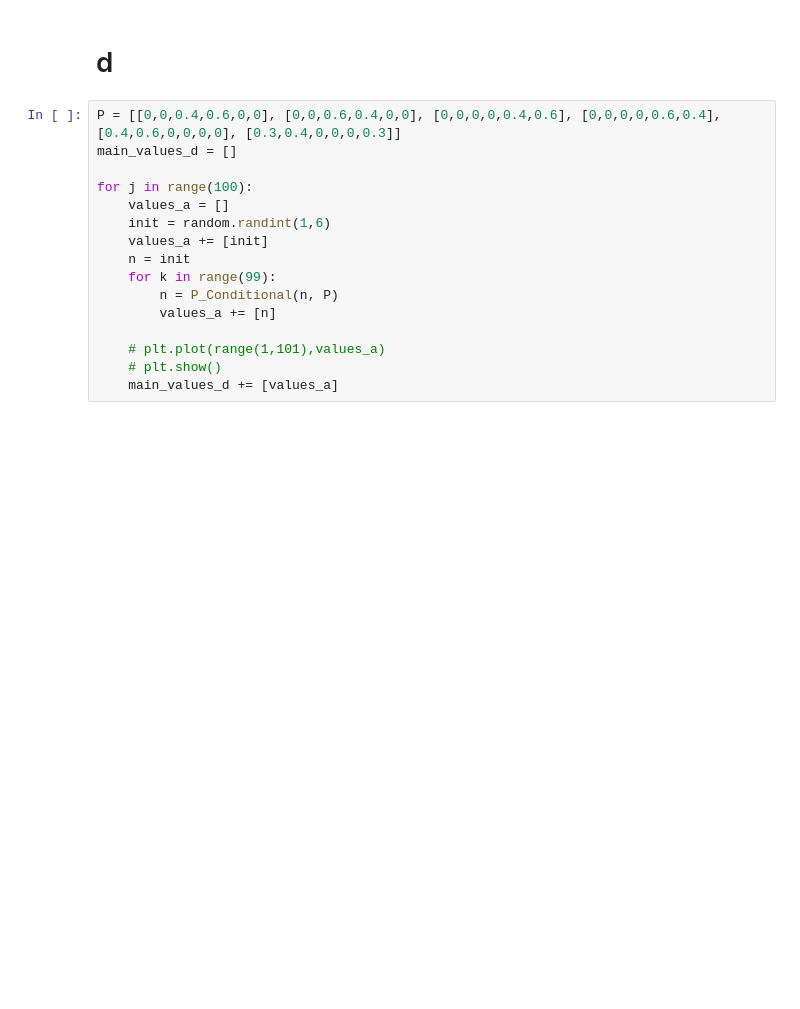
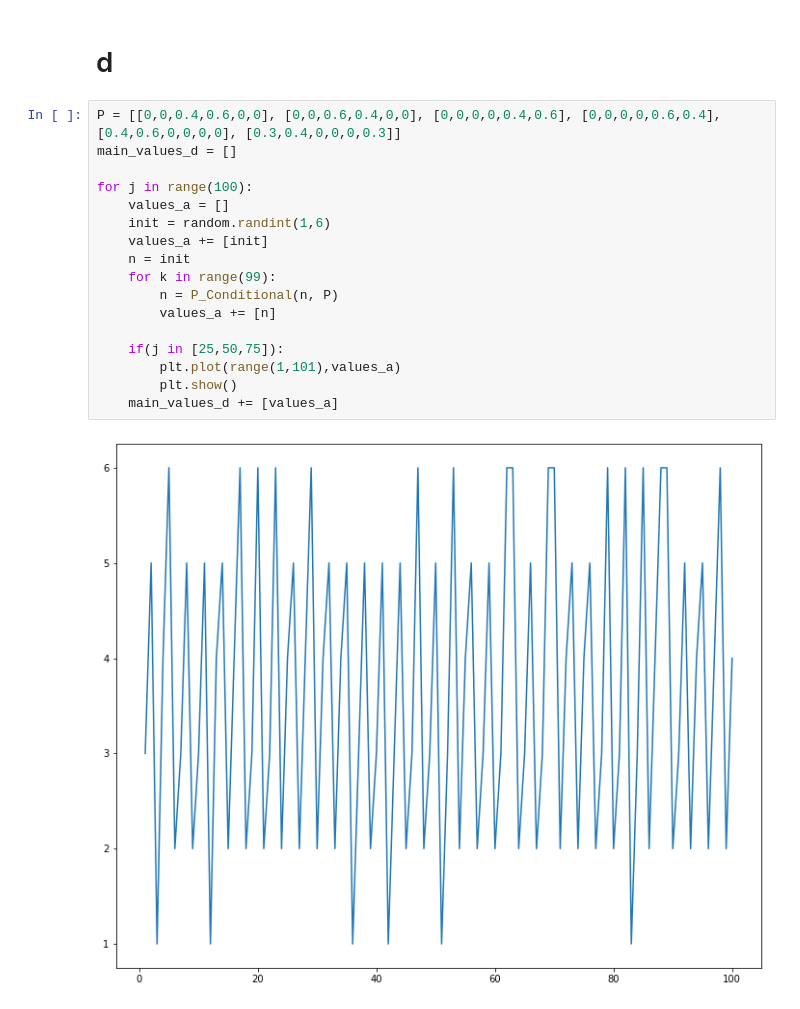
Before and after one commit to rohankalbag/EE325-Assignments, a Jupyter notebook: Assignment 4/Q4.ipynb, the cells around one changed output. Drawn from its saved outputs; the diff is of its cells as text; blank space fills up the shorter version.

```diff
--- a/Assignment 4/Q4.ipynb
+++ b/Assignment 4/Q4.ipynb
@@ -145,16 +160,19 @@ Time Average
 # %%
 P = [[0,0,0.4,0.6,0,0], [0,0,0.6,0.4,0,0], [0,0,0,0,0.4,0.6], [0,0,0,0,0.6,0.4], [0.4,0.6,0,0,0,0], [0.3,0.4,0,0,0,0.3]]
 main_values_d = []
 
 for j in range(100):
     values_a = []
     init = random.randint(1,6)
     values_a += [init]
     n = init
     for k in range(99):
         n = P_Conditional(n, P)
         values_a += [n]
 
-    # plt.plot(range(1,101),values_a)
-    # plt.show()
+    if(j in [25,50,75]):
+        plt.plot(range(1,101),values_a)
+        plt.show()
     main_values_d += [values_a]
+# %% [output]
+[figure, added]
```
Also changed, not shown: parts of 8 cells of this notebook.
